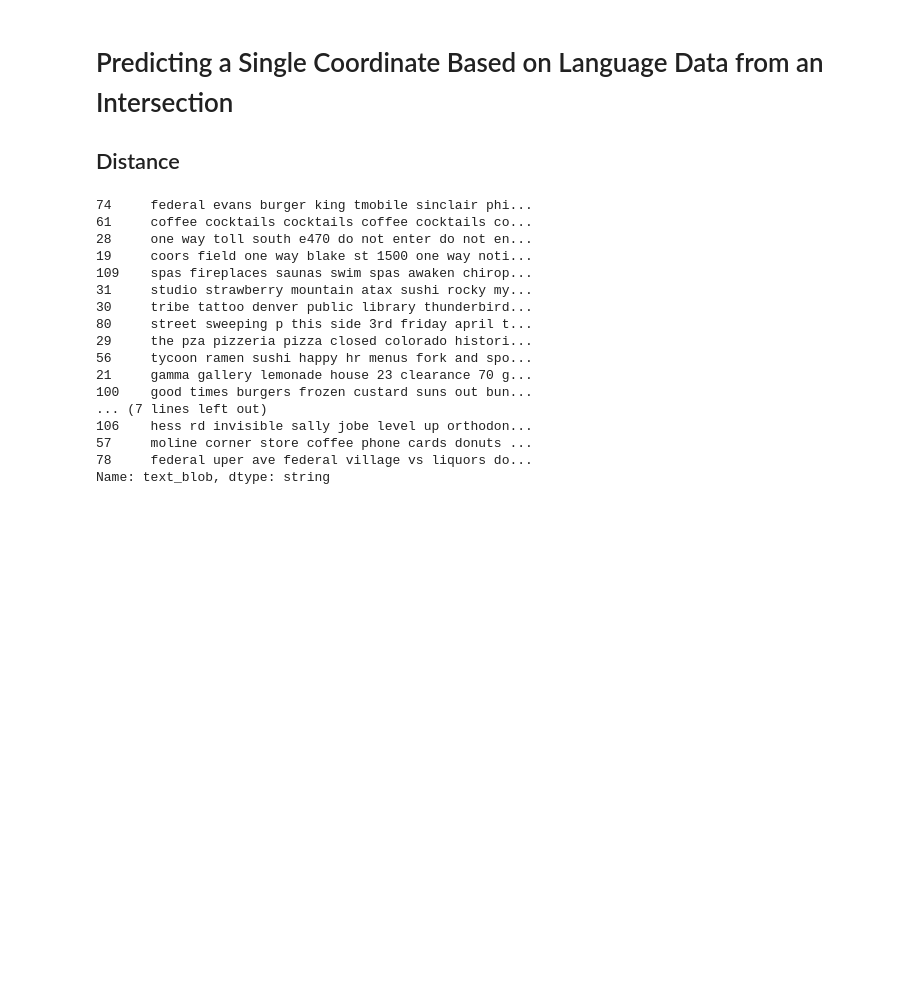
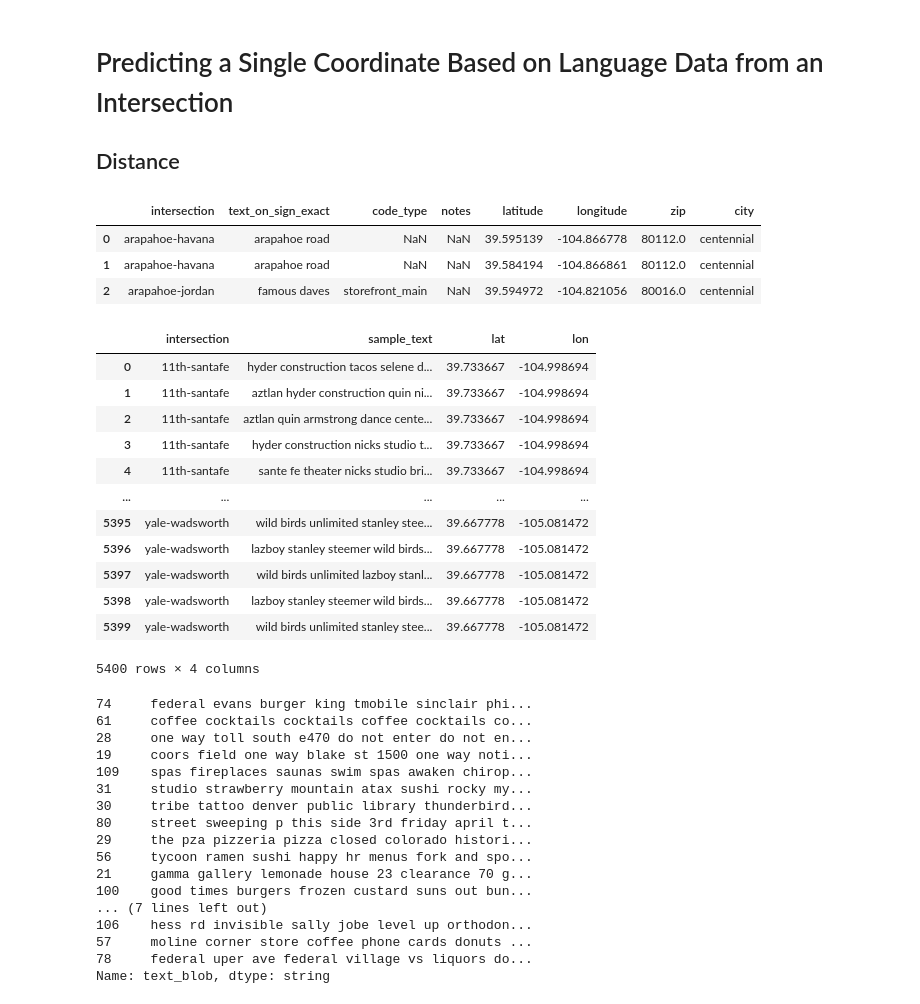
Before and after one commit to djdebonis/linguistic-landscape-geoguesser, a Jupyter notebook: clean_data_train_model.ipynb, the cells around one changed output. Saved outputs shown, nothing was run; the diff lists cells and outputs as text; code cells hidden in the pictures; blank space fills up the shorter version.

Commit message:
new way to sample data

```diff
--- a/clean_data_train_model.ipynb
+++ b/clean_data_train_model.ipynb
@@ -194,3 +196,11 @@ def haversine_distance(lat1, lon1, lat2, lon2):
     c = 2 * np.arcsin(np.sqrt(a))
 
     return R * c
+# %%
+training_data = training_data_raw.dropna(subset=["latitude","longitude"])
+training_data.head(3)
+# %% [output]
+|  | intersection | text_on_sign_exact | code_type | notes | latitude | longitude | zip | city |
+| 0 | arapahoe-havana | arapahoe road | NaN | NaN | 39.595139 | -104.866778 | 80112.0 | centennial |
+| 1 | arapahoe-havana | arapahoe road | NaN | NaN | 39.584194 | -104.866861 | 80112.0 | centennial |
+| 2 | arapahoe-jordan | famous daves | storefront_main | NaN | 39.594972 | -104.821056 | 80016.0 | centennial |
@@ -197,3 +226,44 @@ def haversine_distance(lat1, lon1, lat2, lon2):
+# %%
+augmented_rows = []
+
+for intersection, group in training_data.groupby("intersection"):
+
+    signs = group["text_on_sign_exact"].dropna().tolist()
+
+    lat = group["latitude"].iloc[0]
+    lon = group["longitude"].iloc[0]
+
+    samples = generate_samples(
+        signs,
+        n_samples=50,
+        min_size=5,
+        max_size=10
+    )
+
+    for sample in samples:
+        augmented_rows.append({
+            "intersection": intersection,
+            "sample_text": sample,
+            "lat": lat,
+            "lon": lon
+        })
+# %%
+test = pd.DataFrame(augmented_rows)
+test
+# %% [output]
+|  | intersection | sample_text | lat | lon |
+| 0 | 11th-santafe | hyder construction tacos selene d... | 39.733667 | -104.998694 |
+| 1 | 11th-santafe | aztlan hyder construction quin ni... | 39.733667 | -104.998694 |
+| 2 | 11th-santafe | aztlan quin armstrong dance cente... | 39.733667 | -104.998694 |
+| 3 | 11th-santafe | hyder construction nicks studio t... | 39.733667 | -104.998694 |
+| 4 | 11th-santafe | sante fe theater nicks studio bri... | 39.733667 | -104.998694 |
+| ... | ... | ... | ... | ... |
+| 5395 | yale-wadsworth | wild birds unlimited stanley stee... | 39.667778 | -105.081472 |
+| 5396 | yale-wadsworth | lazboy stanley steemer wild birds... | 39.667778 | -105.081472 |
+| 5397 | yale-wadsworth | wild birds unlimited lazboy stanl... | 39.667778 | -105.081472 |
+| 5398 | yale-wadsworth | lazboy stanley steemer wild birds... | 39.667778 | -105.081472 |
+| 5399 | yale-wadsworth | wild birds unlimited stanley stee... | 39.667778 | -105.081472 |
+5400 rows × 4 columns
 # %%
 # assign variables
 X = intersection_df["text_blob"]
```
Also changed, not shown: parts of 5 cells of this notebook, 3 other files.
